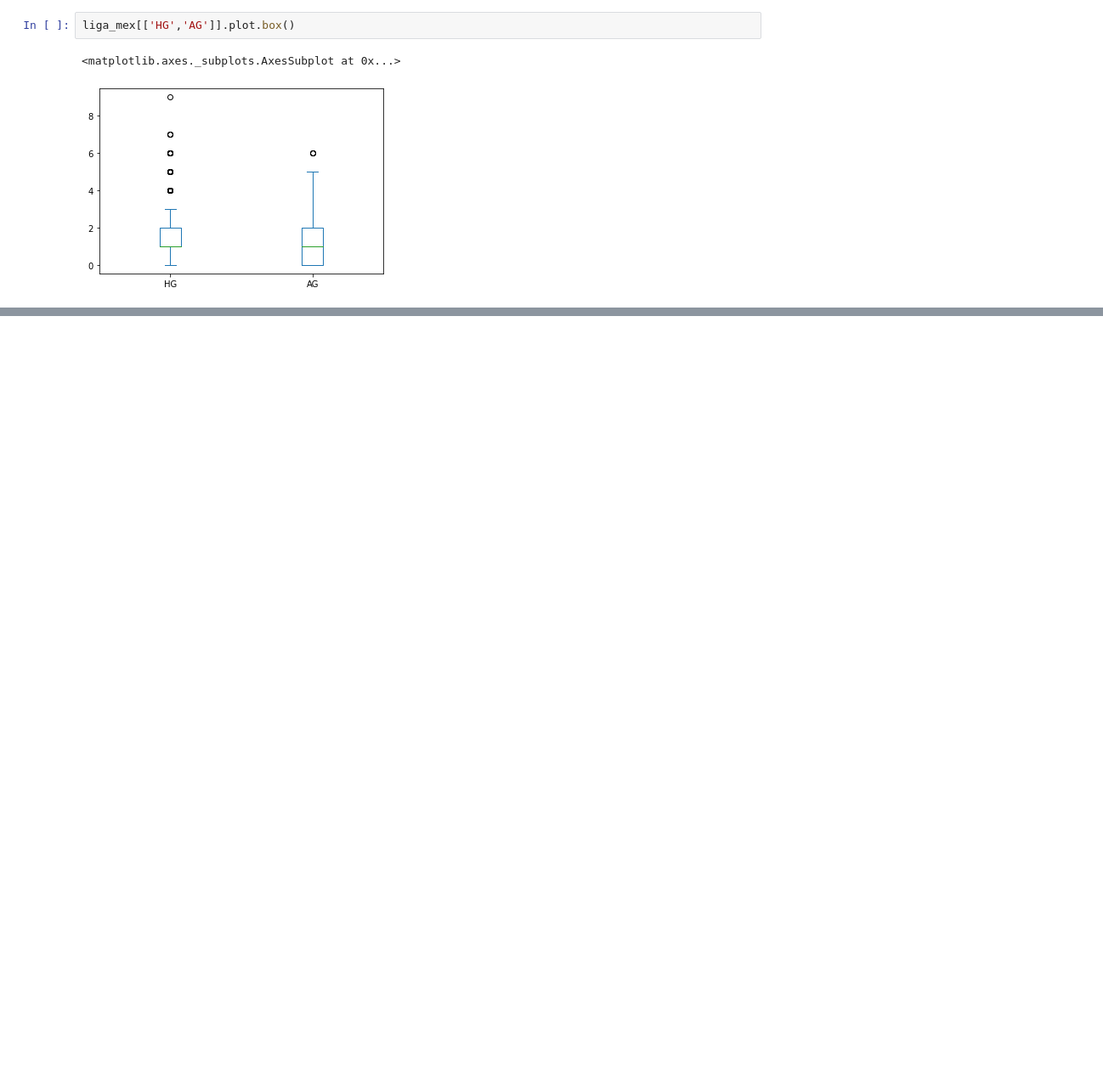
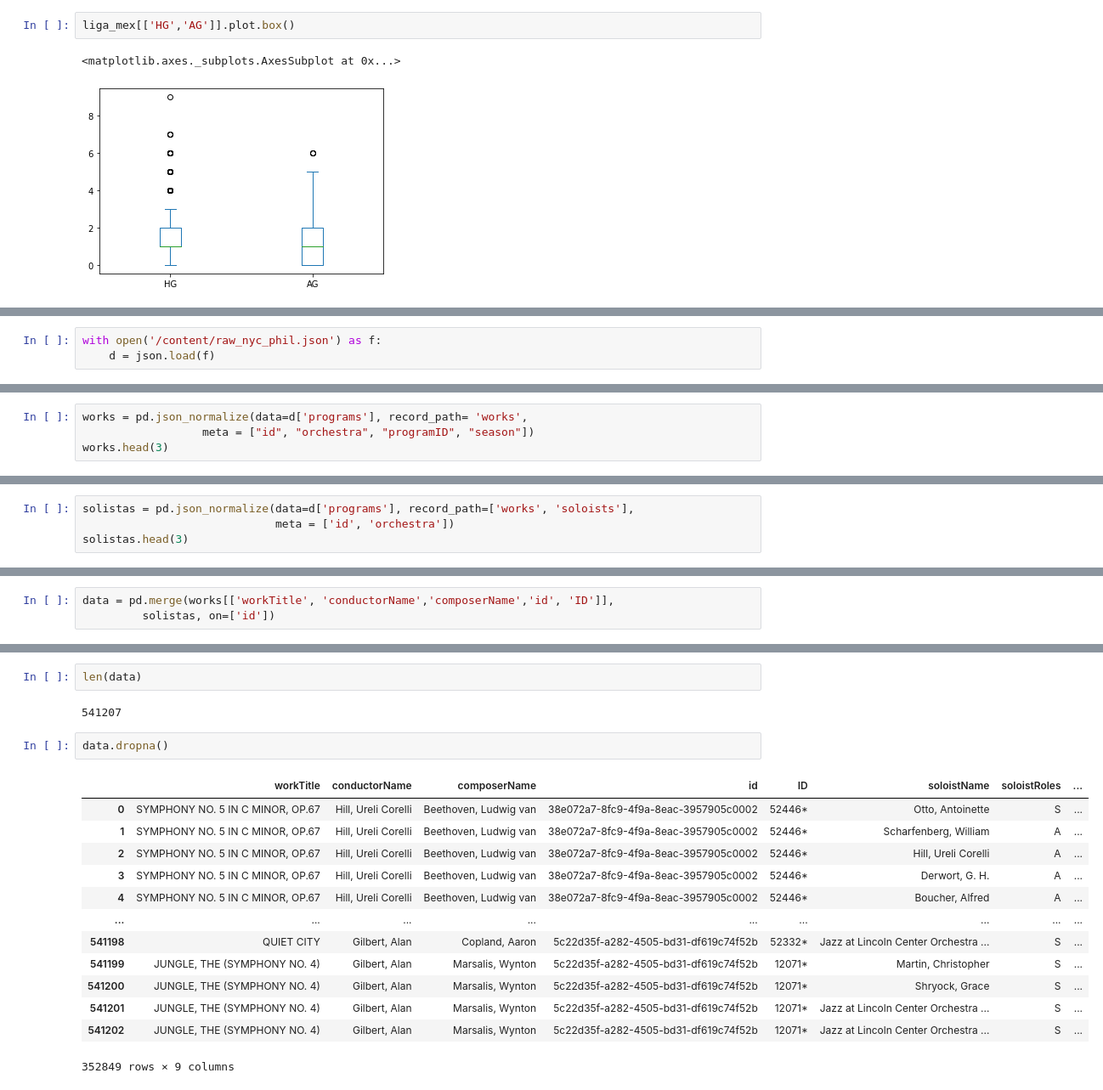
Before and after one commit to juanxo90/basico_python, a Jupyter notebook: Libreta5_Pandas.ipynb, the cells around one changed output, grey strips where cells are left out. Shown at 85% size. Cells and saved outputs as stored; diff of their text form; blank space fills up the shorter version.

```diff
--- a/Libreta5_Pandas.ipynb
+++ b/Libreta5_Pandas.ipynb
@@ -691,0 +704,3 @@ liga_mex[['HG','AG']].plot.box()
+# %%
+with open('/content/raw_nyc_phil.json') as f:
+    d = json.load(f)
@@ -691,0 +715,4 @@ liga_mex[['HG','AG']].plot.box()
+# %%
+works = pd.json_normalize(data=d['programs'], record_path= 'works',
+                  meta = ["id", "orchestra", "programID", "season"])
+works.head(3)
@@ -691,0 +724,4 @@ liga_mex[['HG','AG']].plot.box()
+# %%
+solistas = pd.json_normalize(data=d['programs'], record_path=['works', 'soloists'],
+                             meta = ['id', 'orchestra'])
+solistas.head(3)
@@ -691,0 +733,3 @@ liga_mex[['HG','AG']].plot.box()
+# %%
+data = pd.merge(works[['workTitle', 'conductorName','composerName','id', 'ID']],
+         solistas, on=['id'])
@@ -691,0 +769,20 @@ liga_mex[['HG','AG']].plot.box()
+# %%
+len(data)
+# %% [output]
+541207
+# %%
+data.dropna()
+# %% [output]
+|  | workTitle | conductorName | composerName | id | ID | soloistName | soloistRoles | ... |
+| 0 | SYMPHONY NO. 5 IN C MINOR, OP.67 | Hill, Ureli Corelli | Beethoven, Ludwig van | 38e072a7-8fc9-4f9a-8eac-3957905c0002 | 52446* | Otto, Antoinette | S | ... |
+| 1 | SYMPHONY NO. 5 IN C MINOR, OP.67 | Hill, Ureli Corelli | Beethoven, Ludwig van | 38e072a7-8fc9-4f9a-8eac-3957905c0002 | 52446* | Scharfenberg, William | A | ... |
+| 2 | SYMPHONY NO. 5 IN C MINOR, OP.67 | Hill, Ureli Corelli | Beethoven, Ludwig van | 38e072a7-8fc9-4f9a-8eac-3957905c0002 | 52446* | Hill, Ureli Corelli | A | ... |
+| 3 | SYMPHONY NO. 5 IN C MINOR, OP.67 | Hill, Ureli Corelli | Beethoven, Ludwig van | 38e072a7-8fc9-4f9a-8eac-3957905c0002 | 52446* | Derwort, G. H. | A | ... |
+| 4 | SYMPHONY NO. 5 IN C MINOR, OP.67 | Hill, Ureli Corelli | Beethoven, Ludwig van | 38e072a7-8fc9-4f9a-8eac-3957905c0002 | 52446* | Boucher, Alfred | A | ... |
+| ... | ... | ... | ... | ... | ... | ... | ... | ... |
+| 541198 | QUIET CITY | Gilbert, Alan | Copland, Aaron | 5c22d35f-a282-4505-bd31-df619c74f52b | 52332* | Jazz at Lincoln Center Orchestra ... | S | ... |
+| 541199 | JUNGLE, THE (SYMPHONY NO. 4) | Gilbert, Alan | Marsalis, Wynton | 5c22d35f-a282-4505-bd31-df619c74f52b | 12071* | Martin, Christopher | S | ... |
+| 541200 | JUNGLE, THE (SYMPHONY NO. 4) | Gilbert, Alan | Marsalis, Wynton | 5c22d35f-a282-4505-bd31-df619c74f52b | 12071* | Shryock, Grace | S | ... |
+| 541201 | JUNGLE, THE (SYMPHONY NO. 4) | Gilbert, Alan | Marsalis, Wynton | 5c22d35f-a282-4505-bd31-df619c74f52b | 12071* | Jazz at Lincoln Center Orchestra ... | S | ... |
+| 541202 | JUNGLE, THE (SYMPHONY NO. 4) | Gilbert, Alan | Marsalis, Wynton | 5c22d35f-a282-4505-bd31-df619c74f52b | 12071* | Jazz at Lincoln Center Orchestra ... | S | ... |
+352849 rows × 9 columns
```
Also changed, not shown: parts of 15 cells of this notebook.
